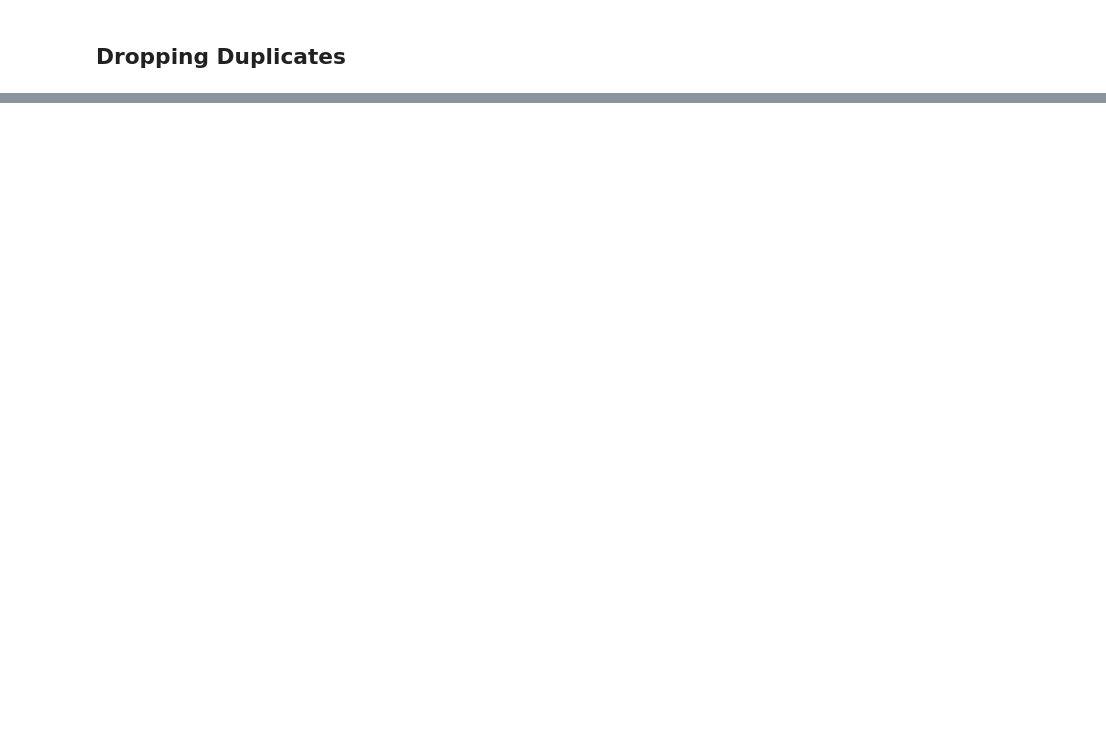
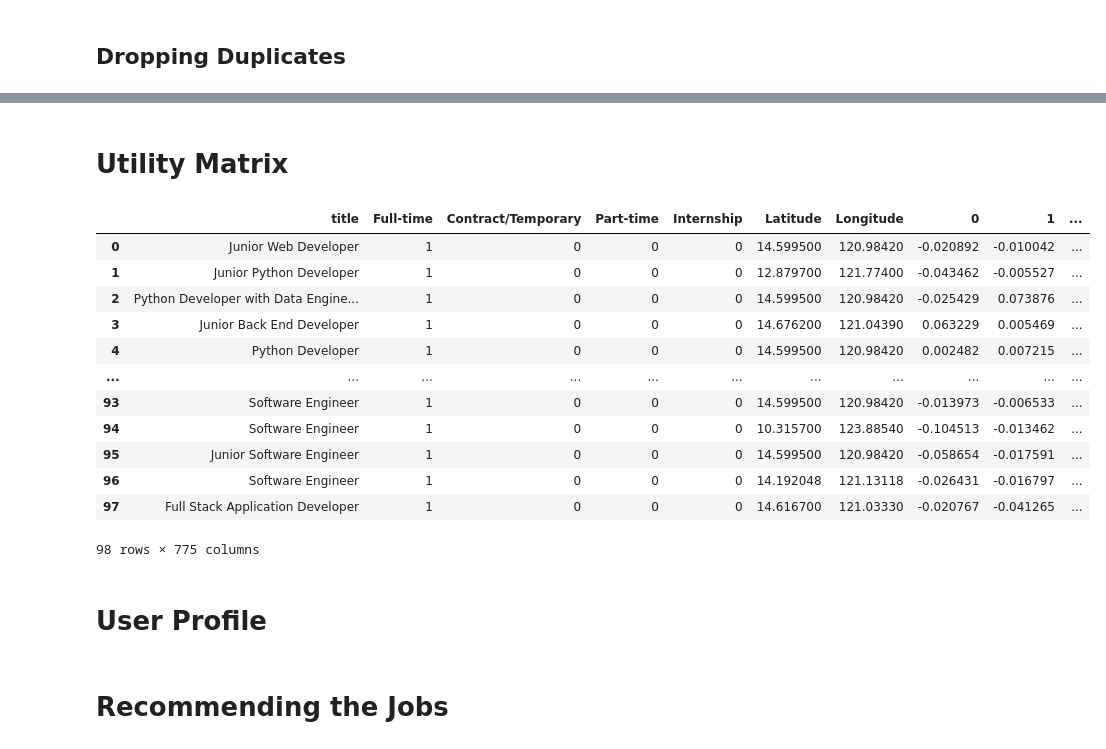
Before and after one commit to KyleCarlo/Job-Recommender-System, a Jupyter notebook: Scraping Notebook.ipynb, the cells around one changed output, grey strips where cells are left out. Drawn from its saved outputs; the diff is of its cells as text; code cells hidden in the pictures; blank space fills up the shorter version.

```diff
--- a/Scraping Notebook.ipynb
+++ b/Scraping Notebook.ipynb
@@ -1057,0 +1067,3 @@ Name: count, dtype: int64
+# %%
+job_listings = pd.read_csv('job_listings.csv').drop('Unnamed: 0', axis=1)
+job_listings.head()
@@ -1057,0 +1077,54 @@ Name: count, dtype: int64
+# %% [markdown]
+# Utility Matrix
+# %%
+matrix = job_listings[['title', 'job_desc', 'job_func', 'location', 'job_type']]
+# %%
+def location_to_coord(df_target, df_locations):
+    df_locations['location'] = df_locations['City/Province'] + ', ' + df_locations['Region']
+    df_target = df_target.merge(df_locations[['location', 'Latitude', 'Longitude']], on='location', how='left')
+    df_target = df_target.drop('location', axis=1)
+    df_target['Latitude'] = df_target['Latitude'].fillna(12.8797)
+    df_target['Longitude'] = df_target['Longitude'].fillna(121.7740)
+    return df_target
+
+def job_type_encoding(df_target):
+    one_hat = pd.get_dummies(df_target['job_type'])
+    for col in ['Full-time', 'Contract/Temporary', 'Part-time', 'Internship']:
+        if col not in one_hat.columns:
+            one_hat[col] = False
+    one_hat = one_hat[['Full-time', 'Contract/Temporary', 'Part-time', 'Internship']]
+    df_target = pd.concat([df_target, one_hat.astype(int)], axis=1)
+    df_target = df_target.drop('job_type', axis=1)
+    return df_target
+
+def sentence_2_vec(df_target):
+    df_target = df_target.fillna({'job_desc': '', 'job_func': ''})
+    model = SentenceTransformer("all-MiniLM-L6-v2")
+    embeddings = pd.DataFrame(model.encode(df_target['job_desc']))
+    embeddings2 = pd.DataFrame(model.encode(df_target['job_func']))
+    embeddings2.columns = [x+len(embeddings.columns) for x in embeddings2.columns]
+    df_target = df_target.drop(['job_desc', 'job_func'], axis=1)
+    df_target = pd.concat([df_target, embeddings, embeddings2], axis=1)
+    return df_target
+# %%
+matrix = job_type_encoding(matrix)
+matrix = location_to_coord(matrix, df_locations)
+matrix = sentence_2_vec(matrix)
+# %%
+matrix
+# %% [output]
+|  | title | Full-time | Contract/Temporary | Part-time | Internship | Latitude | Longitude | 0 | 1 | ... |
+| 0 | Junior Web Developer | 1 | 0 | 0 | 0 | 14.599500 | 120.98420 | -0.020892 | -0.010042 | ... |
+| 1 | Junior Python Developer | 1 | 0 | 0 | 0 | 12.879700 | 121.77400 | -0.043462 | -0.005527 | ... |
+| 2 | Python Developer with Data Engine... | 1 | 0 | 0 | 0 | 14.599500 | 120.98420 | -0.025429 | 0.073876 | ... |
+| 3 | Junior Back End Developer | 1 | 0 | 0 | 0 | 14.676200 | 121.04390 | 0.063229 | 0.005469 | ... |
+| 4 | Python Developer | 1 | 0 | 0 | 0 | 14.599500 | 120.98420 | 0.002482 | 0.007215 | ... |
+| ... | ... | ... | ... | ... | ... | ... | ... | ... | ... | ... |
+| 93 | Software Engineer | 1 | 0 | 0 | 0 | 14.599500 | 120.98420 | -0.013973 | -0.006533 | ... |
+| 94 | Software Engineer | 1 | 0 | 0 | 0 | 10.315700 | 123.88540 | -0.104513 | -0.013462 | ... |
+| 95 | Junior Software Engineer | 1 | 0 | 0 | 0 | 14.599500 | 120.98420 | -0.058654 | -0.017591 | ... |
+| 96 | Software Engineer | 1 | 0 | 0 | 0 | 14.192048 | 121.13118 | -0.026431 | -0.016797 | ... |
+| 97 | Full Stack Application Developer | 1 | 0 | 0 | 0 | 14.616700 | 121.03330 | -0.020767 | -0.041265 | ... |
+98 rows × 775 columns
+# %% [markdown]
+# User Profile
@@ -1057,0 +1143,2 @@ Name: count, dtype: int64
+# %% [markdown]
+# Recommending the Jobs
```
Also changed, not shown: parts of 27 cells of this notebook, 1 other file.
